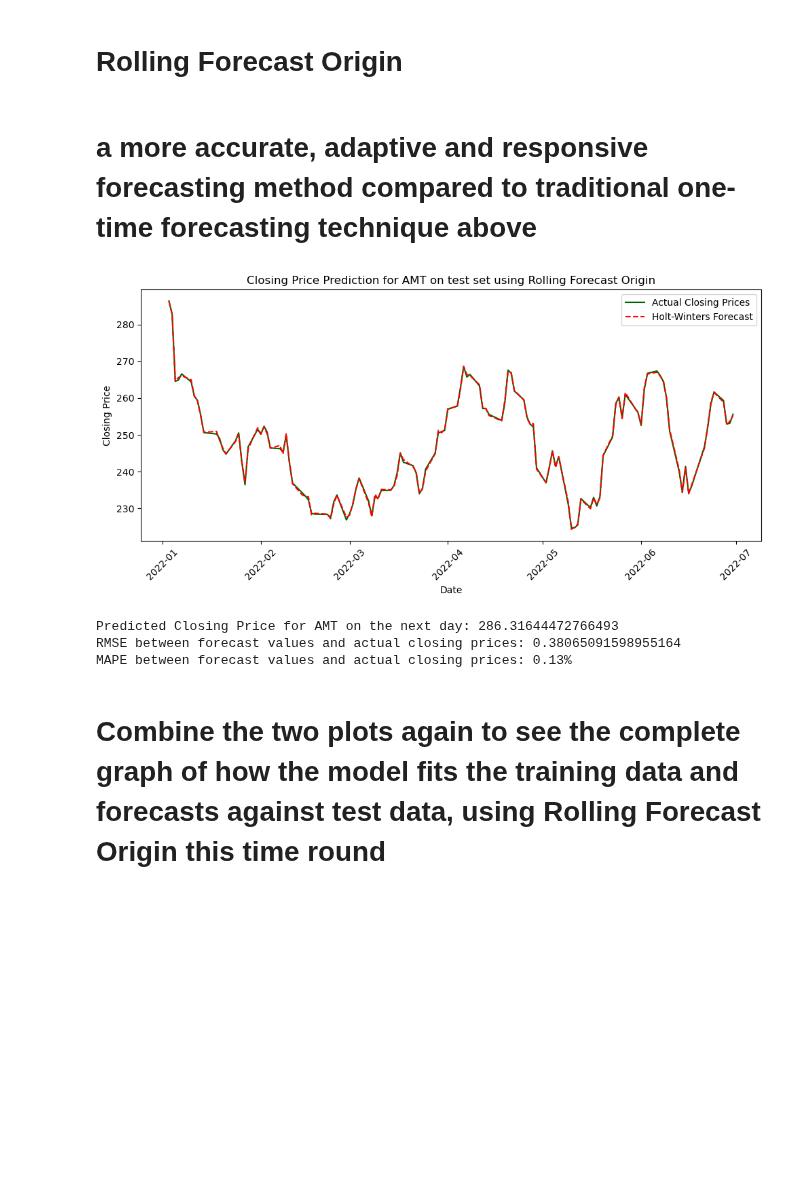
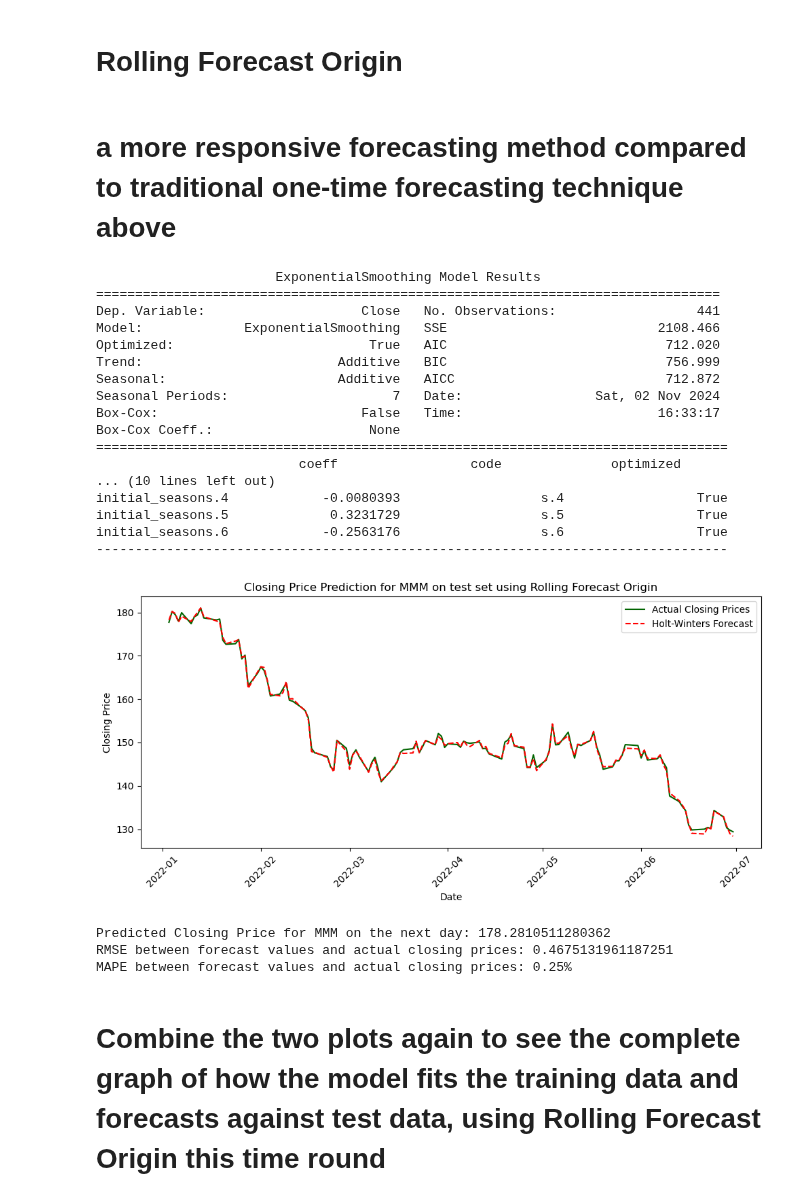
Before and after one commit to yothisisash/IT1244-Stock-Market, a Jupyter notebook: holt_winters_single_company_v2.ipynb, the cells around one changed output. Cells and saved outputs as stored; diff of their text form; code cells hidden in the pictures; blank space fills up the shorter version.

```diff
--- a/holt_winters_single_company_v2.ipynb
+++ b/holt_winters_single_company_v2.ipynb
@@ -47,7 +47,7 @@ Columns in the DataFrame: Index(['Date', 'Close', 'Volume', 'Symbol', 'News - Po
 # %%
 # YOU CAN CHANGE THE COMPANY SYMBOL HERE
 # to define the company of interest
-company = 'AMT'
+company = 'MMM'
 
 # Filter data for the specific company
 company_data = train_data[train_data['Symbol'] == company]
@@ -240,7 +240,7 @@ Columns in the DataFrame: Index(['Date', 'Close', 'Volume', 'Symbol', 'News - Po
 # %%
 # YOU CAN CHANGE THE COMPANY SYMBOL HERE
 # to define the company of interest
-test_company ='AMT'
+test_company ='MMM'
 
 # Filter data for the specific company
 test_company_data = test_data[test_data['Symbol'] == test_company]
@@ -333,11 +333,11 @@ Mean of MAPE values: 17.56
 # %% [markdown]
 # Rolling Forecast Origin
 # %% [markdown]
-# a more accurate, adaptive and responsive forecasting method compared to traditional one-time forecasting technique above
+# a more responsive forecasting method compared to traditional one-time forecasting technique above
 # %%
 # YOU CAN CHANGE THE COMPANY SYMBOL HERE
 # to define the company of interest
-test_company = 'AMT'
+test_company = 'MMM'
 
 # Filter data for the specific company
 test_company_data = test_data[test_data['Symbol'] == test_company]
@@ -368,37 +368,56 @@ for i in range(len(test_company_data)):
     # Forecast the next value
     forecast = model_fit.forecast(steps=1)
     forecasts.append(forecast.values[0])
     actual_values.append(test_company_data['Close'].iloc[i])
 
+print(model_fit.summary())
+
 # Align predicted values with the test data index for visualisation
 forecast_index = test_company_data.index
 forecast_series = pd.Series(forecasts, index=forecast_index)
 
 # Calculate RMSE and MAPE
 test_rmse = root_mean_squared_error(actual_values, forecasts)
 test_mape = np.mean(np.abs((np.array(actual_values) - np.array(forecasts)) / np.array(actual_values))) * 100
 
 # Visualization
 plt.figure(figsize=(10, 5))
 plt.plot(test_company_data.index, test_company_data['Close'], label='Actual Closing Prices', color='darkgreen')
 plt.plot(forecast_series.index, forecast_series, label='Holt-Winters Forecast', color='red', linestyle='--')
 plt.title(f'Closing Price Prediction for {test_company} on test set using Rolling Forecast Origin')
 plt.xlabel('Date')
 plt.ylabel('Closing Price')
 plt.legend()
 plt.xticks(rotation=45)
 plt.tight_layout()
 plt.show()
 
 # Output the predicted closing price and print its performance metrics
 print(f'Predicted Closing Price for {test_company} on the next day: {forecast_series.iloc[0]}')
 print(f"RMSE between forecast values and actual closing prices: {test_rmse}")
 print(f'MAPE between forecast values and actual closing prices: {test_mape:.2f}%')
 # %% [output]
+                       ExponentialSmoothing Model Results
+================================================================================
+Dep. Variable:                    Close   No. Observations:                  441
+Model:             ExponentialSmoothing   SSE                           2108.466
+Optimized:                         True   AIC                            712.020
+Trend:                         Additive   BIC                            756.999
+Seasonal:                      Additive   AICC                           712.872
+Seasonal Periods:                     7   Date:                 Sat, 02 Nov 2024
+Box-Cox:                          False   Time:                         16:33:17
+Box-Cox Coeff.:                    None
+=================================================================================
+                          coeff                 code              optimized
+... (10 lines left out)
+initial_seasons.4            -0.0080393                  s.4                 True
+initial_seasons.5             0.3231729                  s.5                 True
+initial_seasons.6            -0.2563176                  s.6                 True
+---------------------------------------------------------------------------------
-[figure, old version]
+[figure, new version]
-Predicted Closing Price for AMT on the next day: 286.31644472766493
-RMSE between forecast values and actual closing prices: 0.38065091598955164
-MAPE between forecast values and actual closing prices: 0.13%
+Predicted Closing Price for MMM on the next day: 178.2810511280362
+RMSE between forecast values and actual closing prices: 0.4675131961187251
+MAPE between forecast values and actual closing prices: 0.25%
 # %% [markdown]
 # Combine the two plots again to see the complete graph of how the model fits the training data and forecasts against test data, using Rolling Forecast Origin this time round
 # %%
```
Also changed, not shown: parts of 8 cells of this notebook, 1 other file.
